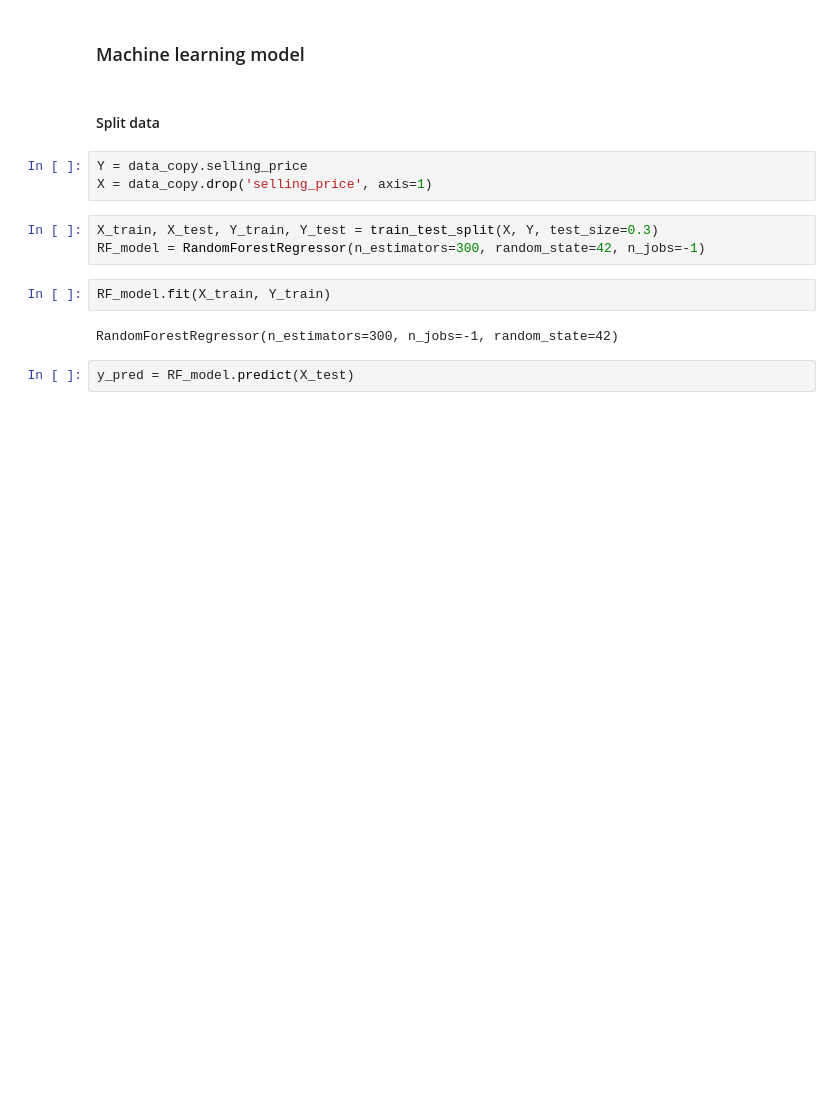
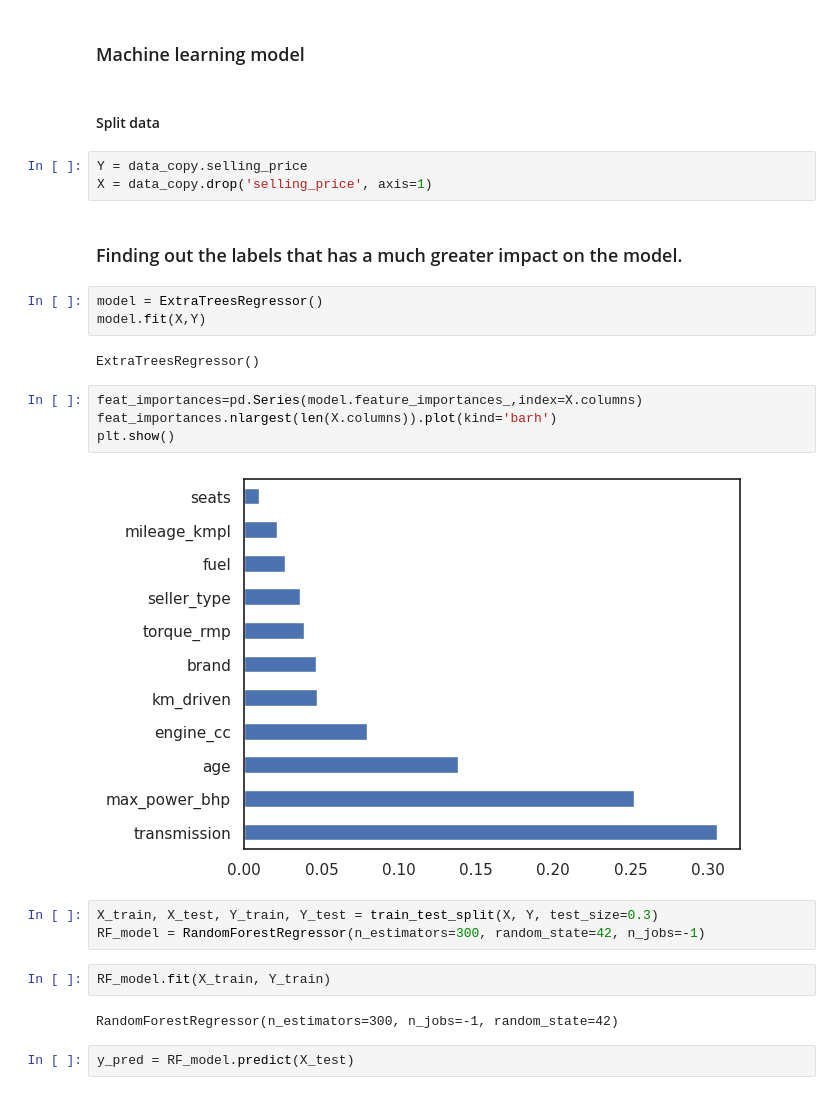
Before and after one commit to iramamy/CarPrice, a Jupyter notebook: carprice_prediction.ipynb, the cells around one changed output. Saved outputs shown, nothing was run; the diff lists cells and outputs as text; blank space fills up the shorter version.

```diff
--- a/carprice_prediction.ipynb
+++ b/carprice_prediction.ipynb
@@ -222,6 +256,19 @@ for col in data_copy.columns:
 # %%
 Y = data_copy.selling_price
 X = data_copy.drop('selling_price', axis=1)
+# %% [markdown]
+### Finding out the labels that has a much greater impact on the model.
+# %%
+model = ExtraTreesRegressor()
+model.fit(X,Y)
+# %% [output]
+ExtraTreesRegressor()
+# %%
+feat_importances=pd.Series(model.feature_importances_,index=X.columns)
+feat_importances.nlargest(len(X.columns)).plot(kind='barh')
+plt.show()
+# %% [output]
+[figure, added]
 # %%
 X_train, X_test, Y_train, Y_test = train_test_split(X, Y, test_size=0.3)
 RF_model = RandomForestRegressor(n_estimators=300, random_state=42, n_jobs=-1)
```
Also changed, not shown: parts of 11 cells of this notebook.
